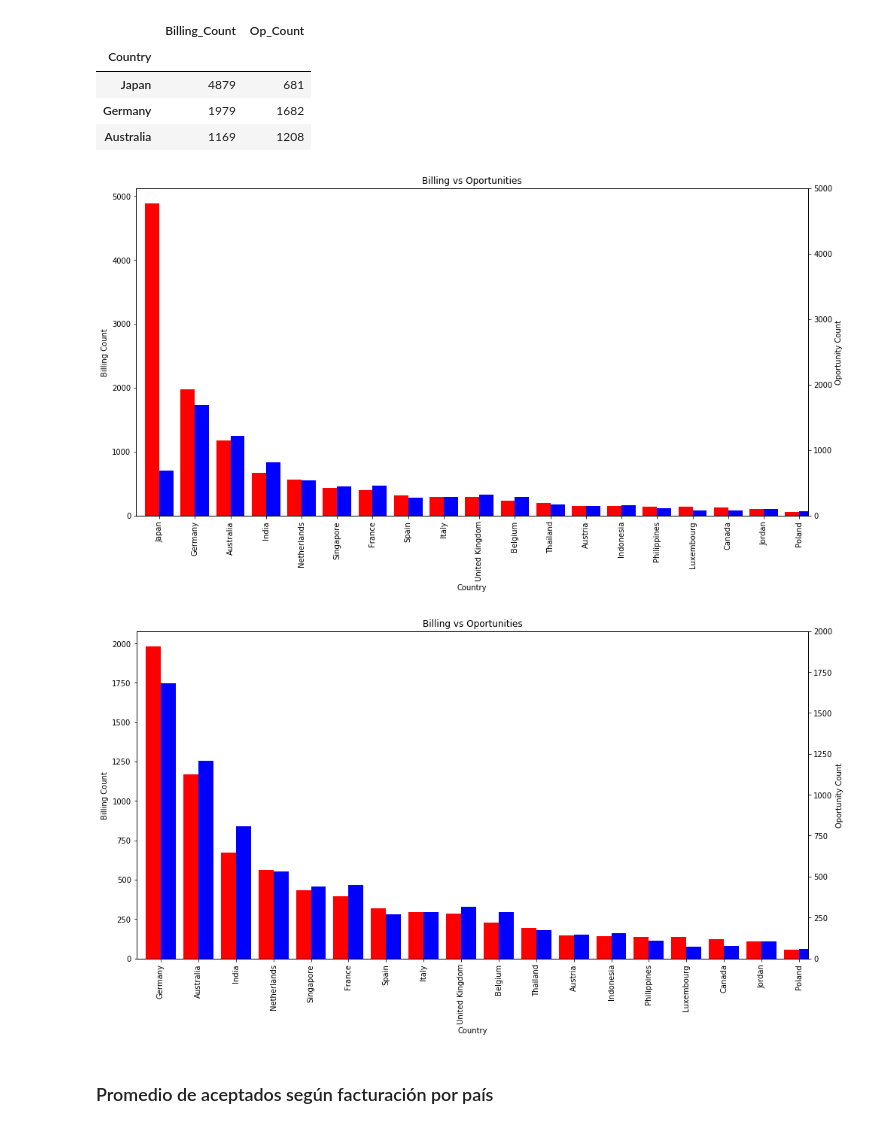
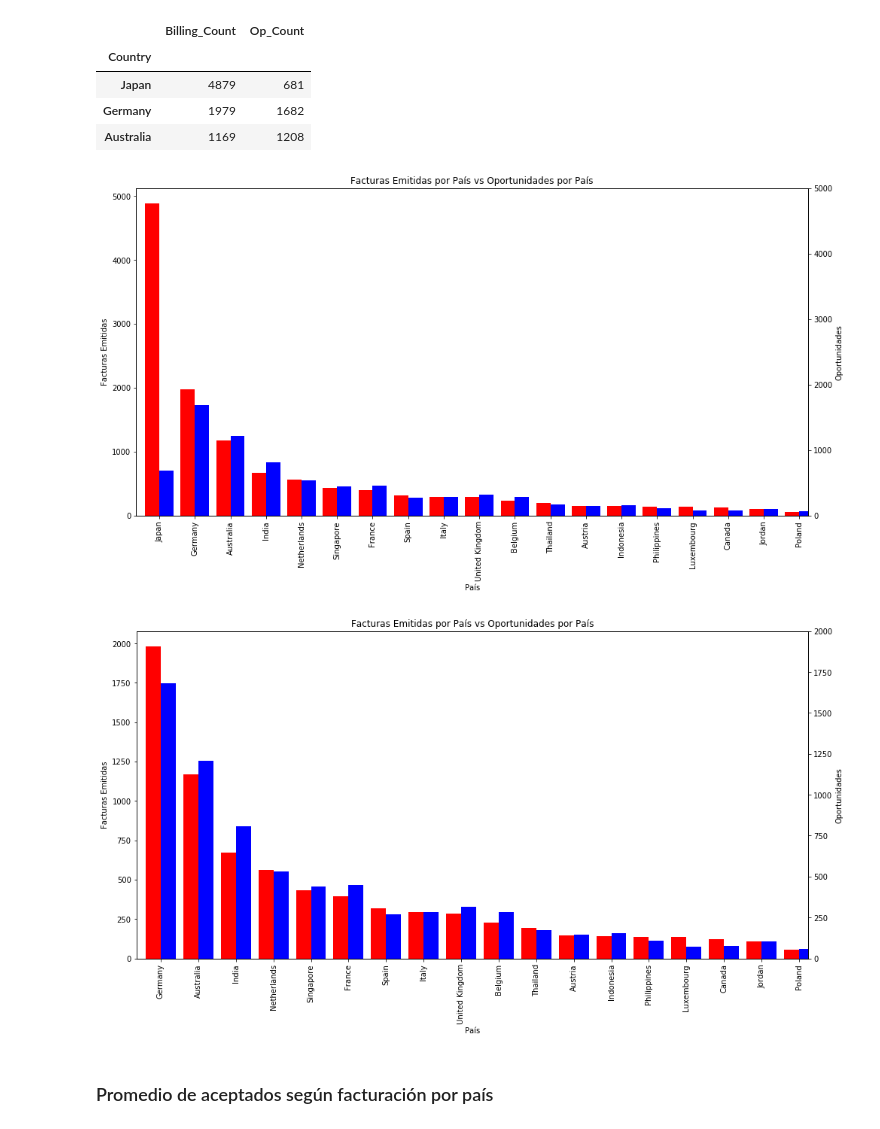
Before and after one commit to gianbelinche/TP1-OrgaDeDatos, a Jupyter notebook: Insights/Analisis por Territorio (guido).ipynb, the cells around one changed output. Drawn from its saved outputs; the diff is of its cells as text; code cells hidden in the pictures.

```diff
--- a/Insights/Analisis por Territorio (guido).ipynb
+++ b/Insights/Analisis por Territorio (guido).ipynb
@@ -134,21 +134,22 @@ merged.head(3)
 # %%
 fig = plt.figure() # Create matplotlib figure
 
 ax = fig.add_subplot(111) # Create matplotlib axes
 ax2 = ax.twinx() # Create another axes that shares the same x-axis as ax.
 
 width = 0.4
 
-merged['Op_Count'].plot(kind='bar', color='blue', ax=ax2, width=width, position=0, figsize=(16,8), title='Billing vs Oportunities')
+merged['Op_Count'].plot(kind='bar', color='blue', ax=ax2, width=width, position=0, figsize=(16,8), title='Facturas Emitidas por País vs Oportunidades por País')
 merged['Billing_Count'].plot(kind='bar', color='red', ax=ax, width=width, position=1, figsize=(16,8))
 
-ax.set_ylabel('Billing Count')
-ax2.set_ylabel('Oportunity Count')
+ax.set_xlabel('País')
+ax.set_ylabel('Facturas Emitidas')
+ax2.set_ylabel('Oportunidades')
 plt.ylim([0,5000])
 
 plt.show()
 # %% [output]
-[figure, old version]
+[figure, new version]
 # %%
 # Sacando a Japon, que puede estar distorcionando un poco la visualización
 fig = plt.figure() # Create matplotlib figure
@@ -159,17 +160,18 @@ ax2 = ax.twinx() # Create another axes that shares the same x-axis as ax.
 width = 0.4
 
 merged_no_japan = merged.drop(index='Japan')
-merged_no_japan['Op_Count'].plot(kind='bar', color='blue', ax=ax2, width=width, position=0, figsize=(16,8), title='Billing vs Oportunities')
+merged_no_japan['Op_Count'].plot(kind='bar', color='blue', ax=ax2, width=width, position=0, figsize=(16,8), title='Facturas Emitidas por País vs Oportunidades por País')
 merged_no_japan['Billing_Count'].plot(kind='bar', color='red', ax=ax, width=width, position=1, figsize=(16,8))
 
-ax.set_ylabel('Billing Count')
-ax2.set_ylabel('Oportunity Count')
+ax.set_xlabel('País')
+ax.set_ylabel('Facturas Emitidas')
+ax2.set_ylabel('Oportunidades')
 plt.ylim([0,2000])
 
 
 plt.show()
 # %% [output]
-[figure, old version]
+[figure, new version]
 # %% [markdown]
 ### Promedio de aceptados según facturación por país
 # %%
```
Also changed, not shown: parts of 5 cells of this notebook.
